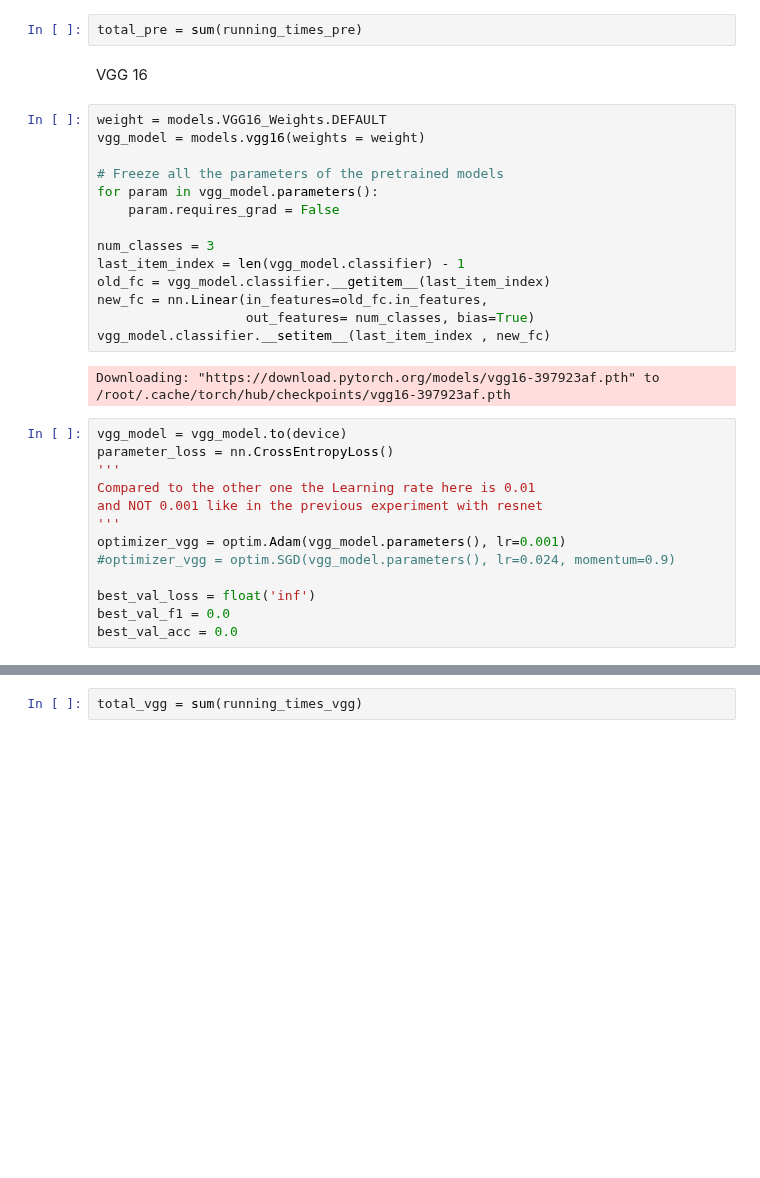
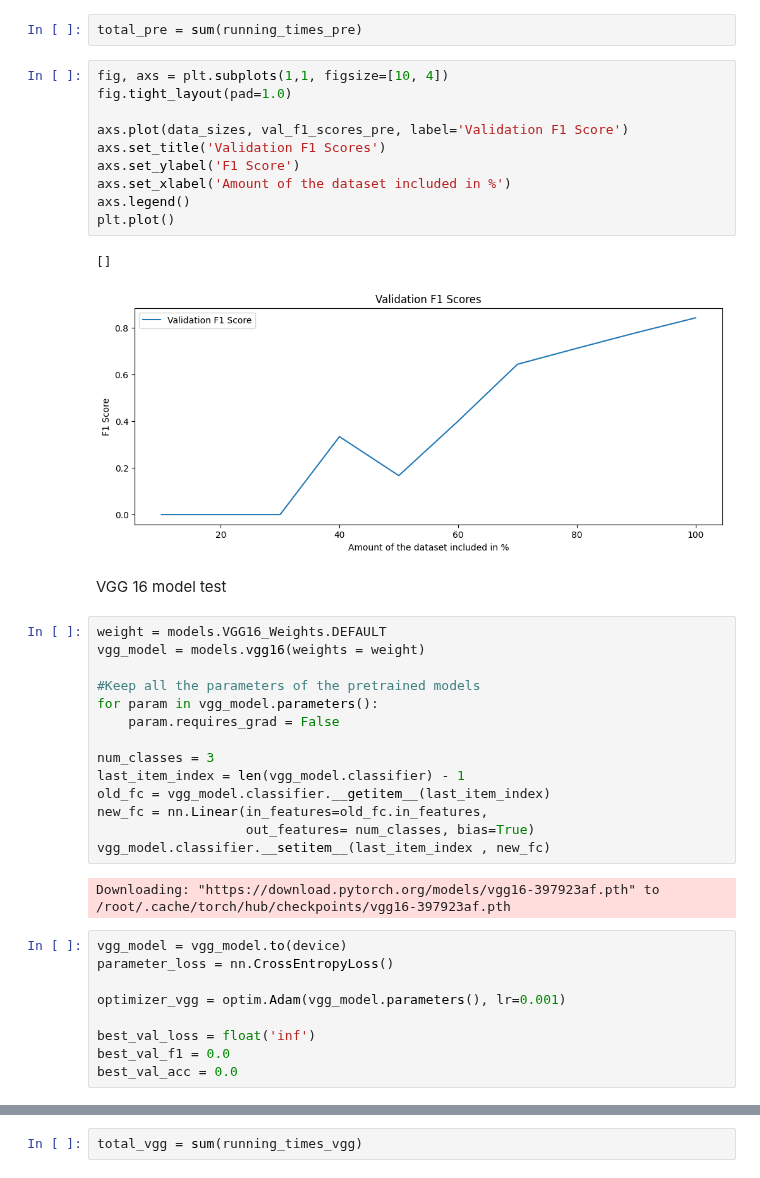
Before and after one commit to fdeloscogna/Python_experiment, a Jupyter notebook: Tesi_Python_NORMAL_dataset.ipynb, the cells around one changed output, grey strips where cells are left out. Cells and saved outputs as stored; diff of their text form; blank space fills up the shorter version.

```diff
--- a/Tesi_Python_NORMAL_dataset.ipynb
+++ b/Tesi_Python_NORMAL_dataset.ipynb
@@ -955,13 +950,26 @@ running_times_pre
  3.150869607925415]
 # %%
 total_pre = sum(running_times_pre)
+# %%
+fig, axs = plt.subplots(1,1, figsize=[10, 4])
+fig.tight_layout(pad=1.0)
+
+axs.plot(data_sizes, val_f1_scores_pre, label='Validation F1 Score')
+axs.set_title('Validation F1 Scores')
+axs.set_ylabel('F1 Score')
+axs.set_xlabel('Amount of the dataset included in %')
+axs.legend()
+plt.plot()
+# %% [output]
+[]
+[figure, added]
 # %% [markdown]
-VGG 16
+VGG 16 model test
 # %%
 weight = models.VGG16_Weights.DEFAULT
 vgg_model = models.vgg16(weights = weight)
 
-# Freeze all the parameters of the pretrained models
+#Keep all the parameters of the pretrained models
 for param in vgg_model.parameters():
     param.requires_grad = False
 
@@ -976,12 +984,8 @@ Downloading: "https://download.pytorch.org/models/vgg16-397923af.pth" to /root/.
 # %%
 vgg_model = vgg_model.to(device)
 parameter_loss = nn.CrossEntropyLoss()
-'''
-Compared to the other one the Learning rate here is 0.01
-and NOT 0.001 like in the previous experiment with resnet
-'''
+
 optimizer_vgg = optim.Adam(vgg_model.parameters(), lr=0.001)
-#optimizer_vgg = optim.SGD(vgg_model.parameters(), lr=0.024, momentum=0.9)
 
 best_val_loss = float('inf')
 best_val_f1 = 0.0
```
Also changed, not shown: parts of 18 cells of this notebook.
